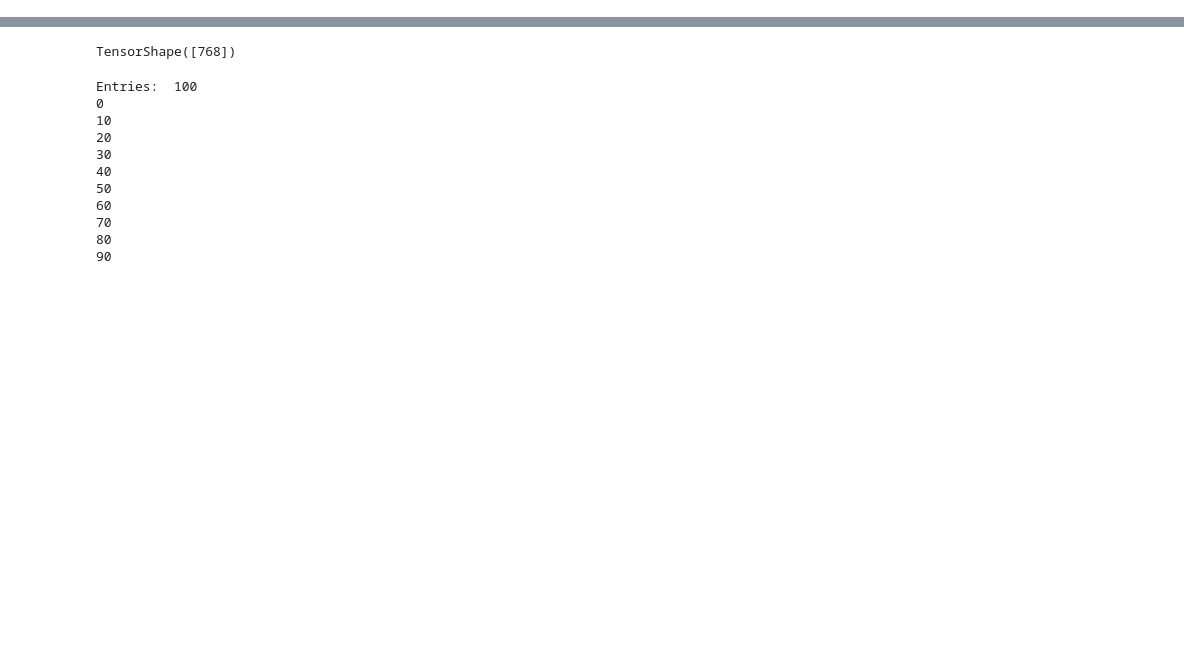
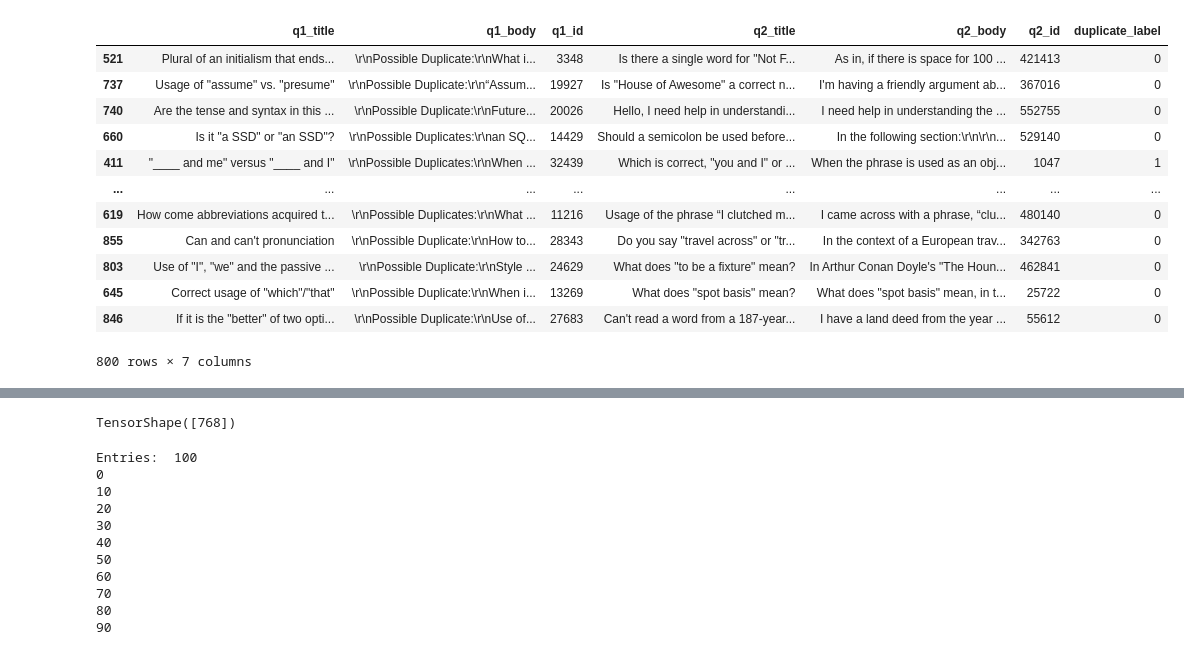
Before and after one commit to Delaminer/eecs487-finalproject, a Jupyter notebook: test_subset.ipynb, the cells around one changed output, grey strips where cells are left out. Cells and saved outputs as stored; diff of their text form; code cells hidden in the pictures; blank space fills up the shorter version.

```diff
--- a/test_subset.ipynb
+++ b/test_subset.ipynb
@@ -6,12 +6,26 @@ import pandas as pd
 # %%
 df = pd.read_csv('dataset_subset.csv')
 from sklearn.model_selection import train_test_split
 
 # Assume 'df' is your original dataframe
-train_val_df, test_df = train_test_split(df, test_size=0.8, random_state=42)
-train_df, val_df = train_test_split(train_val_df, test_size=0.5, random_state=42)
+train_val_df, test_df = train_test_split(df, test_size=0.8, random_state=42, shuffle=True)
+train_df, val_df = train_test_split(train_val_df, test_size=0.5, random_state=42, shuffle=True)
 
 # Now you have 'train_df' for training, 'val_df' for validation, and 'test_df' for testing
+# %% [output]
+|  | q1_title | q1_body | q1_id | q2_title | q2_body | q2_id | duplicate_label |
+| 521 | Plural of an initialism that ends... | \r\nPossible Duplicate:\r\nWhat i... | 3348 | Is there a single word for "Not F... | As in, if there is space for 100 ... | 421413 | 0 |
+| 737 | Usage of "assume" vs. "presume" | \r\nPossible Duplicate:\r\n“Assum... | 19927 | Is "House of Awesome" a correct n... | I'm having a friendly argument ab... | 367016 | 0 |
+| 740 | Are the tense and syntax in this ... | \r\nPossible Duplicate:\r\nFuture... | 20026 | Hello, I need help in understandi... | I need help in understanding the ... | 552755 | 0 |
+| 660 | Is it "a SSD" or "an SSD"? | \r\nPossible Duplicates:\r\nan SQ... | 14429 | Should a semicolon be used before... | In the following section:\r\n\r\n... | 529140 | 0 |
+| 411 | "____ and me" versus "____ and I" | \r\nPossible Duplicates:\r\nWhen ... | 32439 | Which is correct, "you and I" or ... | When the phrase is used as an obj... | 1047 | 1 |
+| ... | ... | ... | ... | ... | ... | ... | ... |
+| 619 | How come abbreviations acquired t... | \r\nPossible Duplicates:\r\nWhat ... | 11216 | Usage of the phrase “I clutched m... | I came across with a phrase, “clu... | 480140 | 0 |
+| 855 | Can and can't pronunciation | \r\nPossible Duplicate:\r\nHow to... | 28343 | Do you say "travel across" or "tr... | In the context of a European trav... | 342763 | 0 |
+| 803 | Use of "I", "we" and the passive ... | \r\nPossible Duplicate:\r\nStyle ... | 24629 | What does "to be a fixture" mean? | In Arthur Conan Doyle's "The Houn... | 462841 | 0 |
+| 645 | Correct usage of "which"/"that" | \r\nPossible Duplicate:\r\nWhen i... | 13269 | What does "spot basis" mean? | What does "spot basis" mean, in t... | 25722 | 0 |
+| 846 | If it is the "better" of two opti... | \r\nPossible Duplicate:\r\nUse of... | 27683 | Can't read a word from a 187-year... | I have a land deed from the year ... | 55612 | 0 |
+800 rows × 7 columns
 # %%
 from helper import *
 # %% [output]
```
Also changed, not shown: parts of 1 cell of this notebook, 15 other files.
